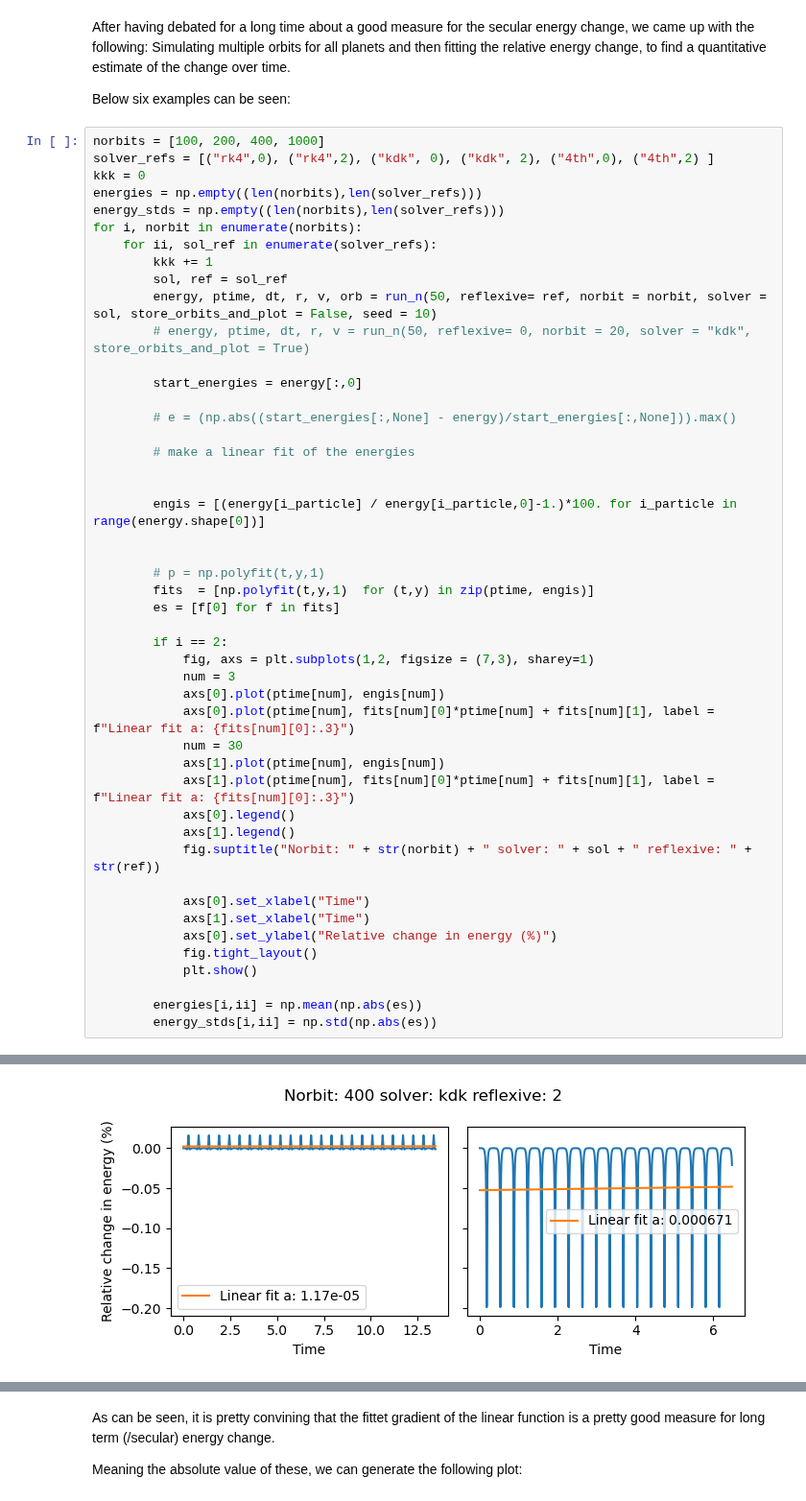
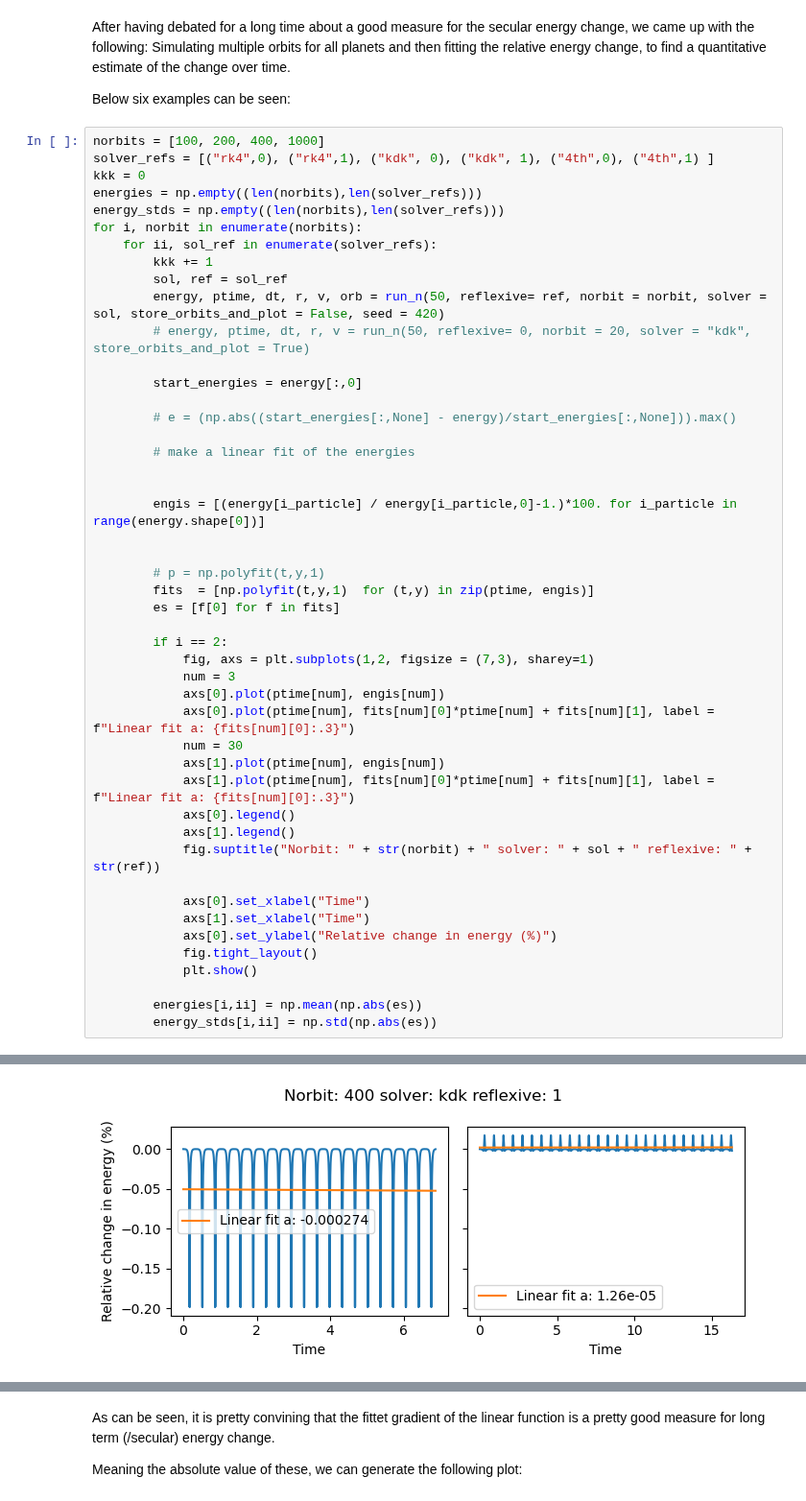
Before and after one commit to JakobSchauser/MscPhysics, a Jupyter notebook: ComputationalAstrophysics/7 Particles/7a Particle Integration.ipynb, the cells around one changed output, grey strips where cells are left out. Shown at 96% size. Drawn from its saved outputs; the diff is of its cells as text.

```diff
--- a/ComputationalAstrophysics/7 Particles/7a Particle Integration.ipynb
+++ b/ComputationalAstrophysics/7 Particles/7a Particle Integration.ipynb
@@ -517,7 +517,7 @@ After having debated for a long time about a good measure for the secular energy
 Below six examples can be seen:
 # %%
 norbits = [100, 200, 400, 1000]
-solver_refs = [("rk4",0), ("rk4",2), ("kdk", 0), ("kdk", 2), ("4th",0), ("4th",2) ]
+solver_refs = [("rk4",0), ("rk4",1), ("kdk", 0), ("kdk", 1), ("4th",0), ("4th",1) ]
 kkk = 0
 energies = np.empty((len(norbits),len(solver_refs)))
 energy_stds = np.empty((len(norbits),len(solver_refs)))
@@ -525,7 +525,7 @@ for i, norbit in enumerate(norbits):
     for ii, sol_ref in enumerate(solver_refs):
         kkk += 1
         sol, ref = sol_ref
-        energy, ptime, dt, r, v, orb = run_n(50, reflexive= ref, norbit = norbit, solver = sol, store_orbits_and_plot = False, seed = 10)
+        energy, ptime, dt, r, v, orb = run_n(50, reflexive= ref, norbit = norbit, solver = sol, store_orbits_and_plot = False, seed = 420)
         # energy, ptime, dt, r, v = run_n(50, reflexive= 0, norbit = 20, solver = "kdk", store_orbits_and_plot = True)
 
         start_energies = energy[:,0]
@@ -569 +569 @@ for i, norbit in enumerate(norbits):
-[figure, old version]
+[figure, new version]
```
Also changed, not shown: parts of 3 cells of this notebook, 4 other files.
